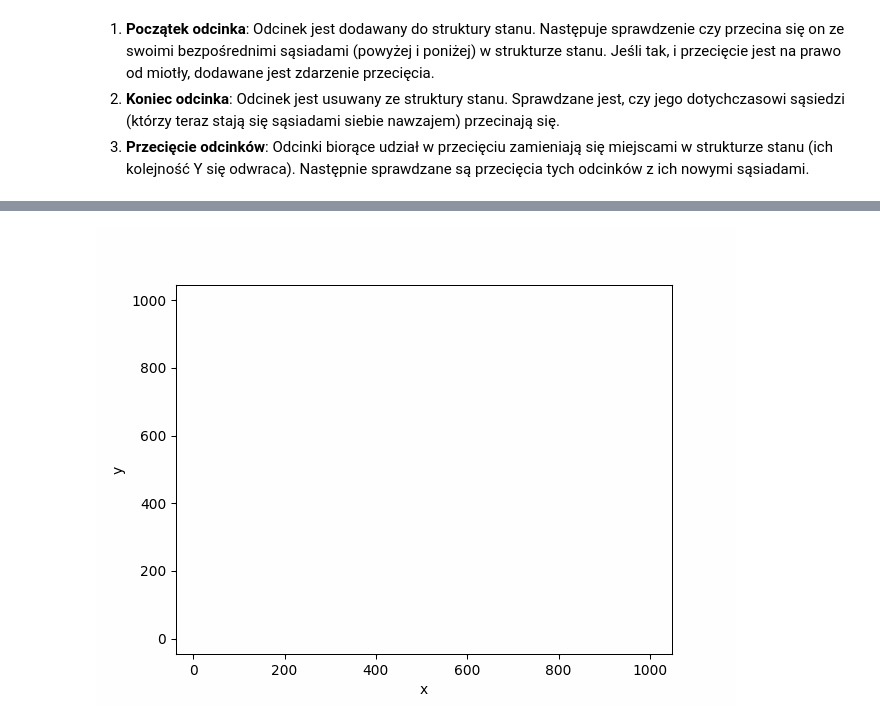
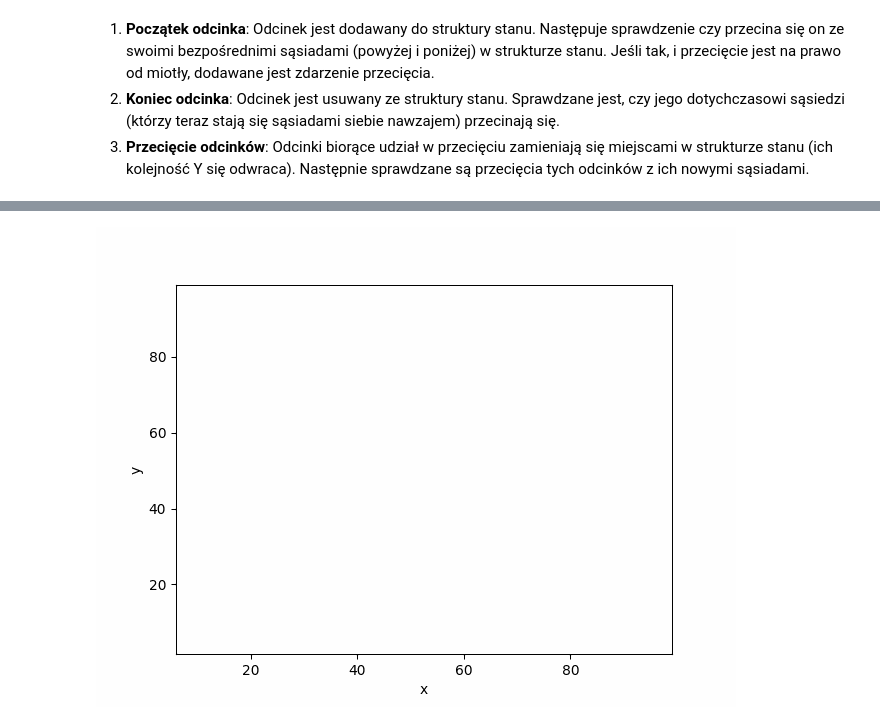
Before and after one commit to mateuszstoch/AGH, a Jupyter notebook: Algorytmy_Geometryczne/bitalg/lab4/main.ipynb, the cells around one changed output, grey strips where cells are left out. Saved outputs shown, nothing was run; the diff lists cells and outputs as text; code cells hidden in the pictures.

```diff
--- a/Algorytmy_Geometryczne/bitalg/lab4/main.ipynb
+++ b/Algorytmy_Geometryczne/bitalg/lab4/main.ipynb
@@ -99,7 +99,7 @@ Time: 0.119s
 # %% [markdown]
 <span style="color:red">Ćw.</span> Wygeneruj $\large20$ losowych odcinków w przestrzeni 2D o współrzędnych z przedziału $\large x \in \langle 0,1000 \rangle$ oraz $\large y \in \langle 0,1000\rangle$.
 # %%
-section = generate_uniform_sections(1000, 1000, 20)
+section = generate_uniform_sections(1000, 1000, 10)
 # %% [markdown]
 Zwizualizuj otrzymane odcinki
 # %%
@@ -143,16 +145,16 @@ def det(a, b, c):
     """
     return (b[0] - a[0]) * (c[1] - a[1]) - (b[1] - a[1]) * (c[0] - a[0])
 
-def on_segment(p, a, b):
+def on_segment(p, a, b, eps=1e-24):
     """
     Sprawdza, czy punkt p leży na odcinku ab.
     Zakładamy, że p jest współliniowy z ab.
     """
     return min(a[0], b[0]) <= p[0] <= max(a[0], b[0]) and \
            min(a[1], b[1]) <= p[1] <= max(a[1], b[1]) and \
-           math.isclose(det(a, b, p), 0)
+           math.abs(det(a, b, p)) < eps
 
-def do_intersect(s1, s2):
+def do_intersect(s1, s2,eps = 1e-24):
     """
     Sprawdza, czy dwa odcinki s1 i s2 się przecinają.
     """
@@ -170,14 +172,14 @@ def do_intersect(s1, s2):
         return True
 
     # Przypadki szczególne: współliniowość
-    if math.isclose(d1, 0) and on_segment(p2, p1, q1): return True
-    if math.isclose(d2, 0) and on_segment(q2, p1, q1): return True
-    if math.isclose(d3, 0) and on_segment(p1, p2, q2): return True
-    if math.isclose(d4, 0) and on_segment(q1, p2, q2): return True
+    if abs(d1) < eps and on_segment(p2, p1, q1): return True
+    if abs(d2) < eps and on_segment(q2, p1, q1): return True
+    if abs(d3) < eps and on_segment(p1, p2, q2): return True
+    if abs(d4) < eps and on_segment(q1, p2, q2): return True
 
     return False
 
-def get_intersection(s1, s2):
+def get_intersection(s1, s2,eps = 1e-24):
     """
     Oblicza punkt przecięcia dwóch odcinków s1 i s2.
     Zwraca krotkę (x, y) lub None, jeśli są równoległe.
@@ -188,7 +190,7 @@ def get_intersection(s1, s2):
     x4, y4 = s2[1]
 
     denom = (x1 - x2) * (y3 - y4) - (y1 - y2) * (x3 - x4)
-    if math.isclose(denom, 0):
+    if abs(denom)< eps:
         return None
 
     px = ((x1*y2 - y1*x2)*(x3 - x4) - (x1 - x2)*(x3*y4 - y3*x4)) / denom
@@ -546 +536,15 @@ Tak, w funkcji `find_intersections` zaimplementowano mechanizmy zapobiegające d
 2.  Zdarzenia przecięcia są dodawane tylko jeśli punkt przecięcia ma współrzędną X większą od aktualnej pozycji miotły, co zapobiega cofaniu się i ponownemu wykrywaniu tych samych przecięć w przeszłości.
+# %%
+section1 = [
+    ((np.float64(12.10), np.float64(78.25)), (np.float64(39.44), np.float64(84.20))),
+    ((np.float64(12.90), np.float64(57.68)), (np.float64(32.50), np.float64(39.83))),
+    ((np.float64(33.31), np.float64(56.71)), (np.float64(58.23), np.float64(85.39))),
+    ((np.float64(48.79), np.float64(50.87)), (np.float64(33.06), np.float64(24.89))),
+    ((np.float64(40.97), np.float64(15.15)), (np.float64(72.50), np.float64(15.04))),
+    ((np.float64(74.76), np.float64(27.49)), (np.float64(51.61), np.float64(56.28))),
+    ((np.float64(10.16), np.float64(21.43)), (np.float64(22.50), np.float64(14.94))),
+    ((np.float64(80.89), np.float64(75.54)), (np.float64(89.27), np.float64(31.60))),
+    ((np.float64(57.50), np.float64(66.34)), (np.float64(78.15), np.float64(49.13))),
+    ((np.float64(70.97), np.float64(83.98)), (np.float64(92.34), np.float64(93.61))),
+    ((np.float64(79.60), np.float64(7.03)), (np.float64(94.84), np.float64(26.08)))
+]
@@ -547,5 +575,5 @@ Tak, w funkcji `find_intersections` zaimplementowano mechanizmy zapobiegające d
 # %%
-intersections,vis = find_intersections_with_visualization(section)
+intersections,vis = find_intersections_with_visualization(section1)
 vis.show_gif()
 # %% [output]
-[figure, old version]
+[figure, new version]
```
Also changed, not shown: parts of 25 cells of this notebook, 16 other files.
